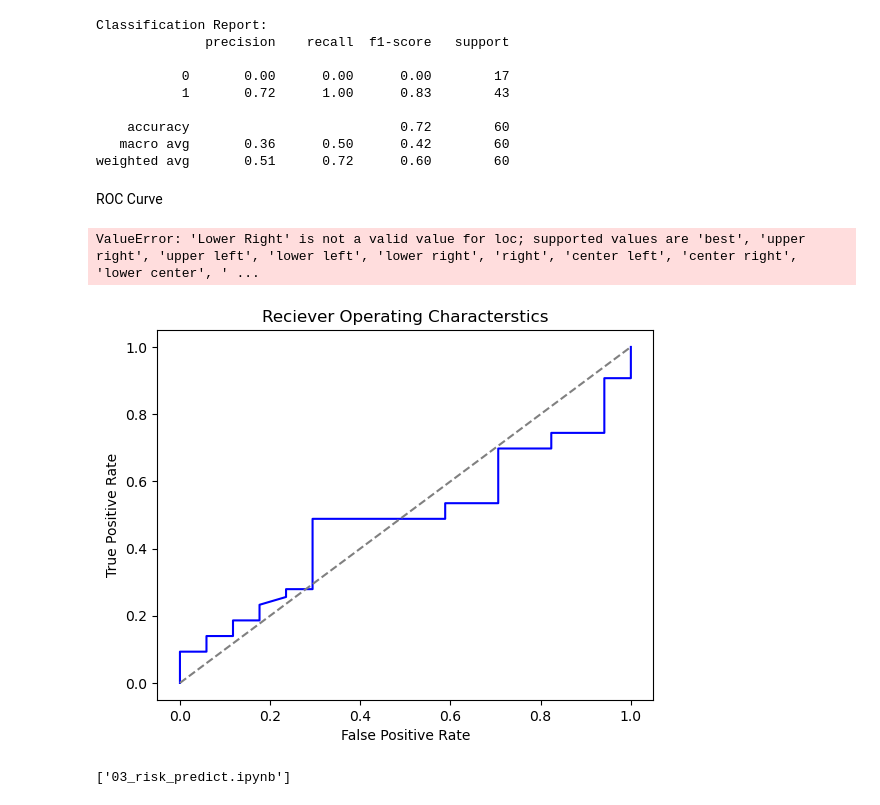
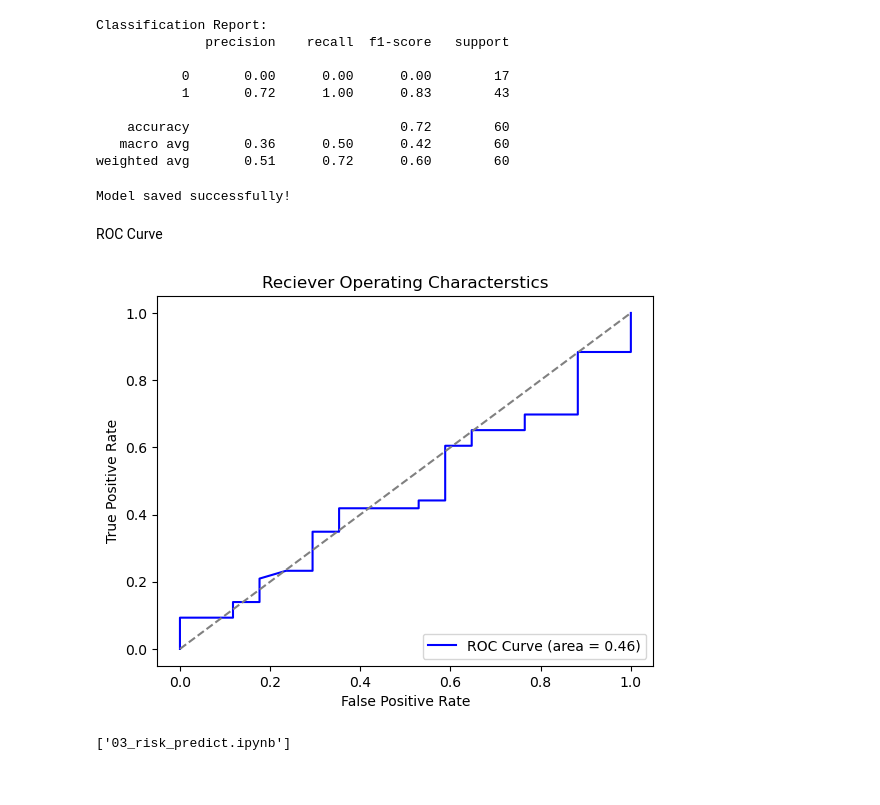
Before and after one commit to neeraj654123/Data-Analytics, a Jupyter notebook: Python/Projects/Project-1/03_risk_predict.ipynb, the cells around one changed output. Saved outputs shown, nothing was run; the diff lists cells and outputs as text; code cells hidden in the pictures.

```diff
--- a/Python/Projects/Project-1/03_risk_predict.ipynb
+++ b/Python/Projects/Project-1/03_risk_predict.ipynb
@@ -37,18 +37,23 @@ patients['AbnormalLabCount']= patients['PatientID'].apply(count_abnormal_conditi
 # %% [markdown]
 Model Training
 # %%
-features = patients[['Age','Length of stay',"TreatmentCost",'AbnormalLabCount']]
+features = patients[['Age','Length of stay',"TreatmentCost"]]
 target = patients['OutcomeEncoded']
 # %%
 from sklearn.model_selection import train_test_split
 x_train, x_test, y_train, y_test = train_test_split(features,target,test_size=0.3,random_state=42)
+from sklearn.ensemble import RandomForestClassifier
+
+model = RandomForestClassifier(random_state=42)
+model.fit(x_train, y_train)
 # %% [markdown]
 In ML-
 1. supervised - input + output
 2. unsupervised - input
 3. reinforcment - rewards
 # %%
-from sklearn.linear_model import LogisticRegression
-model = LogisticRegression(max_iter=500)
+from sklearn.ensemble import RandomForestClassifier
+
+model = RandomForestClassifier(random_state=42)
 model.fit(x_train, y_train)
 # %% [output]
@@ -68,27 +73,33 @@ Classification Report:
     accuracy                           0.72        60
    macro avg       0.36      0.50      0.42        60
 weighted avg       0.51      0.72      0.60        60
+# %%
+import joblib
+
+joblib.dump(model, "risk_model.joblib")
+print("Model saved successfully!")
+# %% [output]
+Model saved successfully!
 # %% [markdown]
 ROC Curve
 # %%
 import matplotlib.pyplot as plt
 from sklearn.metrics import roc_curve, auc
 
 y_prod = model.predict_proba(x_test)[:,1]
 fpr, tpr, thresholds = roc_curve(y_test,y_prod)
 roc_auc = auc(fpr, tpr)
 
 plt.figure()
 plt.plot(fpr, tpr, color='blue',label=f'ROC Curve (area = {roc_auc:.2f})')
 plt.plot([0,1],[0,1],color='gray',linestyle = '--')
 plt.xlabel('False Positive Rate')
 plt.ylabel('True Positive Rate')
 plt.title('Reciever Operating Characterstics')
-plt.legend(loc="Lower Right")
+plt.legend(loc="lower right")
 plt.show()
 # %% [output]
-ValueError: 'Lower Right' is not a valid value for loc; supported values are 'best', 'upper right', 'upper left', 'lower left', 'lower right', 'right', 'center left', 'center right', 'lower center', ' ...
-[figure, old version]
+[figure, new version]
 # %%
 import joblib
 joblib.dump(model, '03_risk_predict.ipynb')
```
Also changed, not shown: parts of 1 cell of this notebook, 2 other files.
